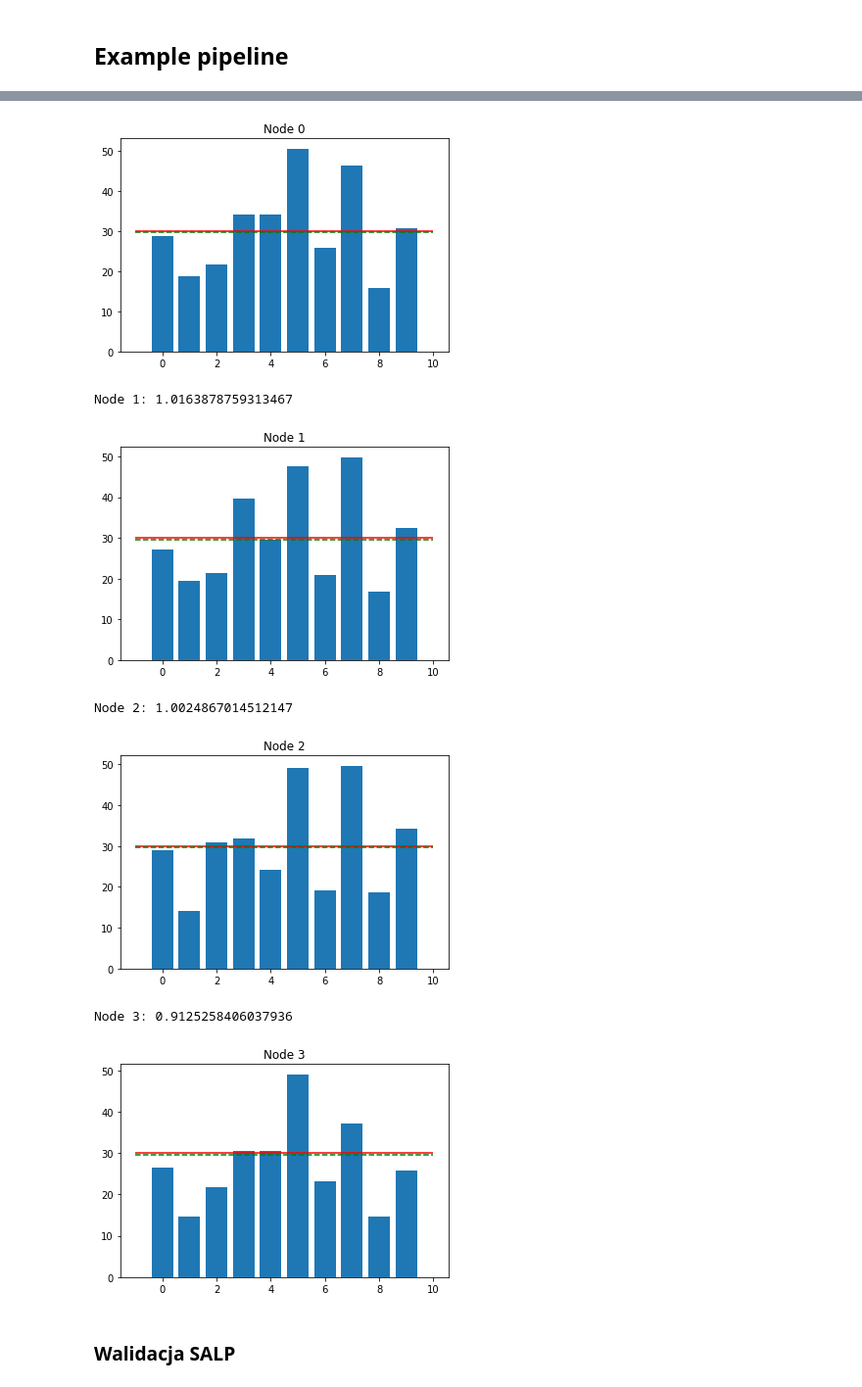
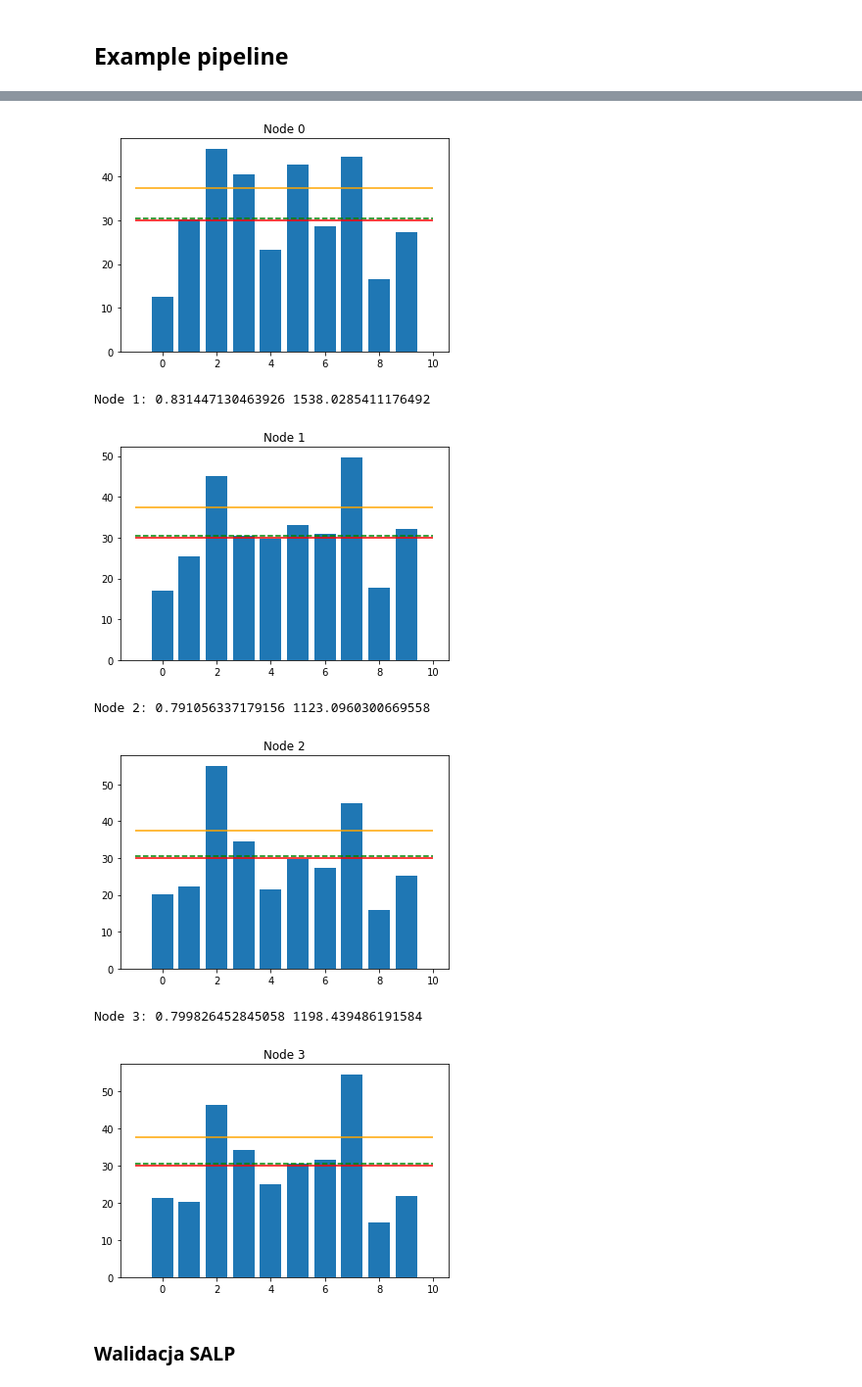
Before and after one commit to szkudlarekdamian/kosharda, a Jupyter notebook: eval_prototype.ipynb, the cells around one changed output, grey strips where cells are left out. Shown at 98% size. Cells and saved outputs as stored; diff of their text form; code cells hidden in the pictures.

Commit message:
add more complex pipeline example

```diff
--- a/eval_prototype.ipynb
+++ b/eval_prototype.ipynb
@@ -9,0 +27,15 @@ import matplotlib.pyplot as plt
+# %%
+from typing import List
+
+def calculate_total_node_queueing_time(n: Node, power: float) -> float:
+    stb = np.mean(n.ws)/power
+    assert stb < 1, "Node {} is not stable".format(n.identity)
+    coeff = stb/(1-stb)
+    return coeff * np.sum(n.ws)
+
+def calculate_all_nodes_queueing_time(nodes: List[Node], power: float) -> float:
+    total_ct = 0
+    for n in nodes:
+        ct = calculate_total_node_queueing_time(n, node_power)
+        total_ct += ct
+    return total_ct
@@ -10,13 +59,16 @@ import matplotlib.pyplot as plt
 # %% [markdown]
 ## Example pipeline
 # %%
-def pipeline(F: int, N: int, size: int, cor: float, rng = (2,4)):
+def pipeline(F: int, N: int, size: int, cor: float, ro: float, rng = (2,4)):
 
     generator = ga.Generator(F, size, cor, rng)
 
     estimated_load = generator.get_estimated_cloud_load()
     estimated_node_load = estimated_load/size/N
     print("Estimated minimal node power", estimated_node_load)
+
+    node_power = estimated_node_load/ro
+    print("Node power", node_power)
 
     load_vectors = generator.generate_cloud_load_vectors()
     actual_mean_node_load = np.sum(load_vectors)/size/N
@@ -28,17 +80,11 @@ def pipeline(F: int, N: int, size: int, cor: float, rng = (2,4)):
     print('-----------------------')
 
     for n in cloud.nodes:
-        print("Node {}:".format(n.identity), np.mean(n.ws)/estimated_node_load)
-        plt.bar(
-            np.arange(size),
-            n.ws
-        )
-        plt.title("Node {}".format(n.identity))
-        plt.hlines(estimated_node_load, xmin=0-1, xmax=size, colors='r')
-        plt.hlines(actual_mean_node_load, xmin=0-1, xmax=size, colors='g', linestyle='dashed')
-        plt.show()
+        ct = calculate_total_node_queueing_time(n, node_power)
+        print("Node {}:".format(n.identity), np.mean(n.ws)/node_power, ct)
+        plot_node_load(n,estimated_node_load,actual_mean_node_load, node_power)
 
 
-pipeline(20, 4, 10, 0.5)
+pipeline(20, 4, 10, 0.5, 0.8)
 # %% [output]
 Estimated minimal node power 30.0
@@ -48,10 +95,10 @@ Node 0: 1.0236035740404081
-[figure, old version]
+[figure, new version]
-Node 1: 1.0163878759313467
+Node 1: 0.831447130463926 1538.0285411176492
-[figure, old version]
+[figure, new version]
-Node 2: 1.0024867014512147
+Node 2: 0.791056337179156 1123.0960300669558
-[figure, old version]
+[figure, new version]
-Node 3: 0.9125258406037936
+Node 3: 0.799826452845058 1198.439486191584
-[figure, old version]
+[figure, new version]
 # %% [markdown]
 ### Walidacja SALP
 # %%
```
Also changed, not shown: parts of 7 cells of this notebook.
